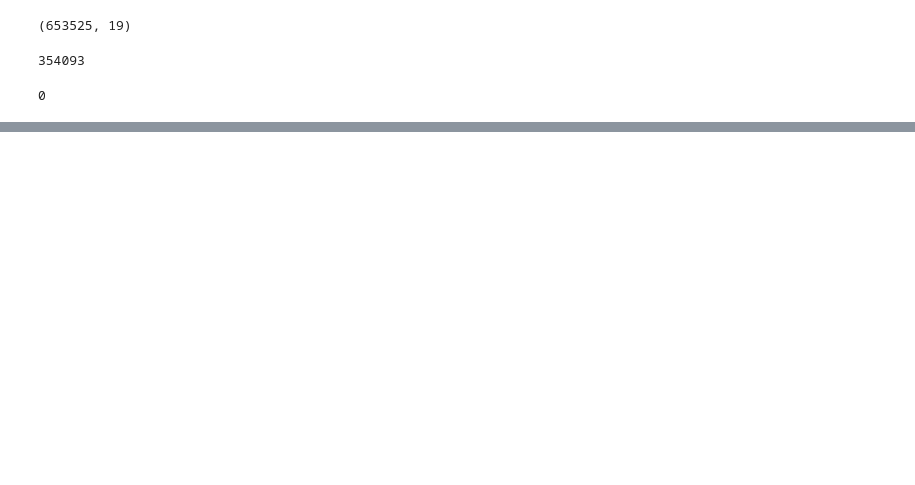
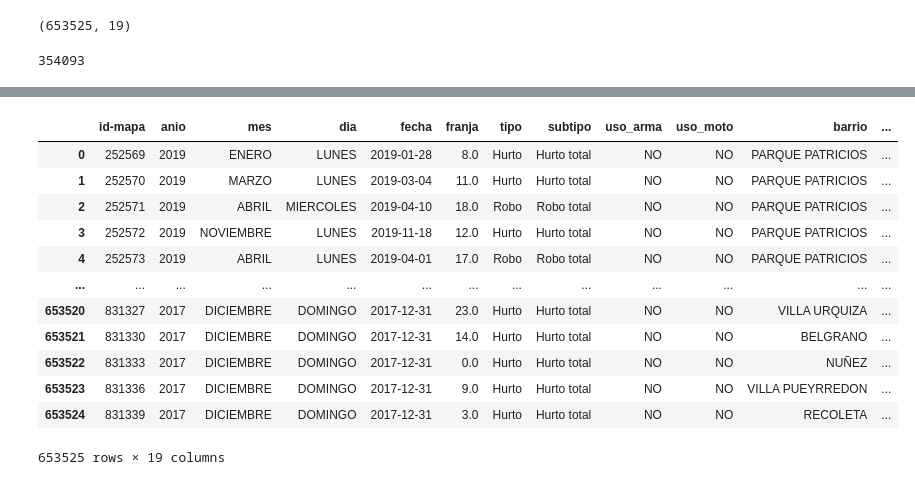
Before and after one commit to jonatanpace/tfm-mbda-upv, a Jupyter notebook: Notebooks/02_dist_delitos_comisarias.ipynb, the cells around one changed output, grey strips where cells are left out. Drawn from its saved outputs; the diff is of its cells as text; code cells hidden in the pictures; blank space fills up the shorter version.

```diff
--- a/Notebooks/02_dist_delitos_comisarias.ipynb
+++ b/Notebooks/02_dist_delitos_comisarias.ipynb
@@ -48,10 +23,6 @@ robos_all_years.shape
 robos_all_years.duplicated(subset=['latitud', 'longitud']).sum()
 # %% [output]
 354093
-# %%
-robos_all_years['latitud'].isna().sum()
-# %% [output]
-0
 # %%
 comisarias.head()
 # %% [output]
@@ -87,0 +35,16 @@ delitos_sample.head(5)
+# %%
+robos_all_years
+# %% [output]
+|  | id-mapa | anio | mes | dia | fecha | franja | tipo | subtipo | uso_arma | uso_moto | barrio | ... |
+| 0 | 252569 | 2019 | ENERO | LUNES | 2019-01-28 | 8.0 | Hurto | Hurto total | NO | NO | PARQUE PATRICIOS | ... |
+| 1 | 252570 | 2019 | MARZO | LUNES | 2019-03-04 | 11.0 | Hurto | Hurto total | NO | NO | PARQUE PATRICIOS | ... |
+| 2 | 252571 | 2019 | ABRIL | MIERCOLES | 2019-04-10 | 18.0 | Robo | Robo total | NO | NO | PARQUE PATRICIOS | ... |
+| 3 | 252572 | 2019 | NOVIEMBRE | LUNES | 2019-11-18 | 12.0 | Hurto | Hurto total | NO | NO | PARQUE PATRICIOS | ... |
+| 4 | 252573 | 2019 | ABRIL | LUNES | 2019-04-01 | 17.0 | Robo | Robo total | NO | NO | PARQUE PATRICIOS | ... |
+| ... | ... | ... | ... | ... | ... | ... | ... | ... | ... | ... | ... | ... |
+| 653520 | 831327 | 2017 | DICIEMBRE | DOMINGO | 2017-12-31 | 23.0 | Hurto | Hurto total | NO | NO | VILLA URQUIZA | ... |
+| 653521 | 831330 | 2017 | DICIEMBRE | DOMINGO | 2017-12-31 | 14.0 | Hurto | Hurto total | NO | NO | BELGRANO | ... |
+| 653522 | 831333 | 2017 | DICIEMBRE | DOMINGO | 2017-12-31 | 0.0 | Hurto | Hurto total | NO | NO | NUÑEZ | ... |
+| 653523 | 831336 | 2017 | DICIEMBRE | DOMINGO | 2017-12-31 | 9.0 | Hurto | Hurto total | NO | NO | VILLA PUEYRREDON | ... |
+| 653524 | 831339 | 2017 | DICIEMBRE | DOMINGO | 2017-12-31 | 3.0 | Hurto | Hurto total | NO | NO | RECOLETA | ... |
+653525 rows × 19 columns
```
Also changed, not shown: parts of 20 cells of this notebook, 4 other files.
